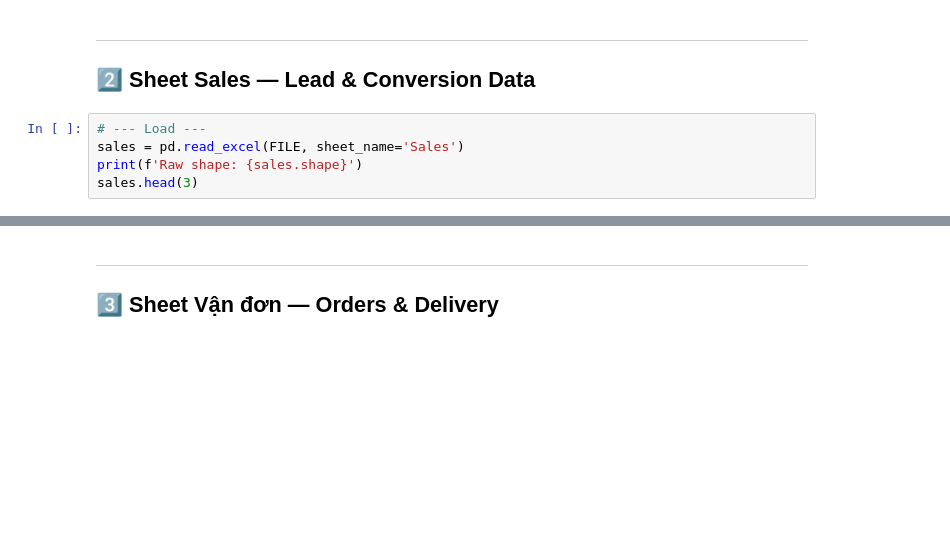
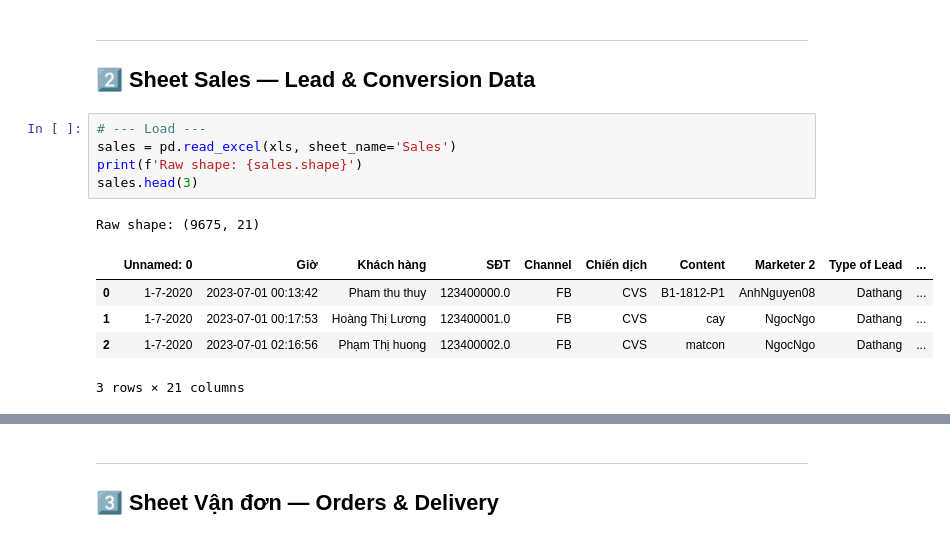
Before and after one commit to huulooc/teenup, a Jupyter notebook: Q3_2020_Data_Cleaning (1).ipynb, the cells around one changed output, grey strips where cells are left out. Saved outputs shown, nothing was run; the diff lists cells and outputs as text; blank space fills up the shorter version.

```diff
--- a/Q3_2020_Data_Cleaning (1).ipynb
+++ b/Q3_2020_Data_Cleaning (1).ipynb
@@ -114,9 +220,16 @@ print(f'Nulls left:    {df_mkt.isnull().sum().sum()}')
 ## 2️⃣ Sheet Sales — Lead & Conversion Data
 # %%
 # --- Load ---
-sales = pd.read_excel(FILE, sheet_name='Sales')
+sales = pd.read_excel(xls, sheet_name='Sales')
 print(f'Raw shape: {sales.shape}')
 sales.head(3)
+# %% [output]
+Raw shape: (9675, 21)
+|  | Unnamed: 0 | Giờ | Khách hàng | SĐT | Channel | Chiến dịch | Content | Marketer 2 | Type of Lead | ... |
+| 0 | 1-7-2020 | 2023-07-01 00:13:42 | Pham thu thuy | 123400000.0 | FB | CVS | B1-1812-P1 | AnhNguyen08 | Dathang | ... |
+| 1 | 1-7-2020 | 2023-07-01 00:17:53 | Hoàng Thị Lương | 123400001.0 | FB | CVS | cay | NgocNgo | Dathang | ... |
+| 2 | 1-7-2020 | 2023-07-01 02:16:56 | Phạm Thị huong | 123400002.0 | FB | CVS | matcon | NgocNgo | Dathang | ... |
+3 rows × 21 columns
 # %%
 # --- Audit Sales ---
 print('=== NULL COUNTS ===')
```
Also changed, not shown: parts of 17 cells of this notebook.
